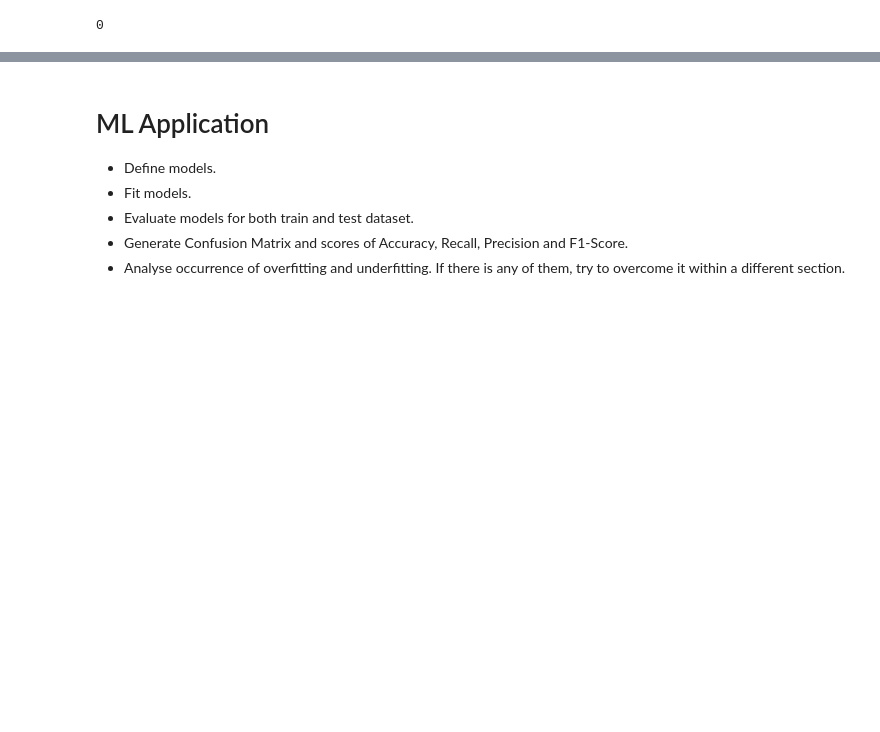
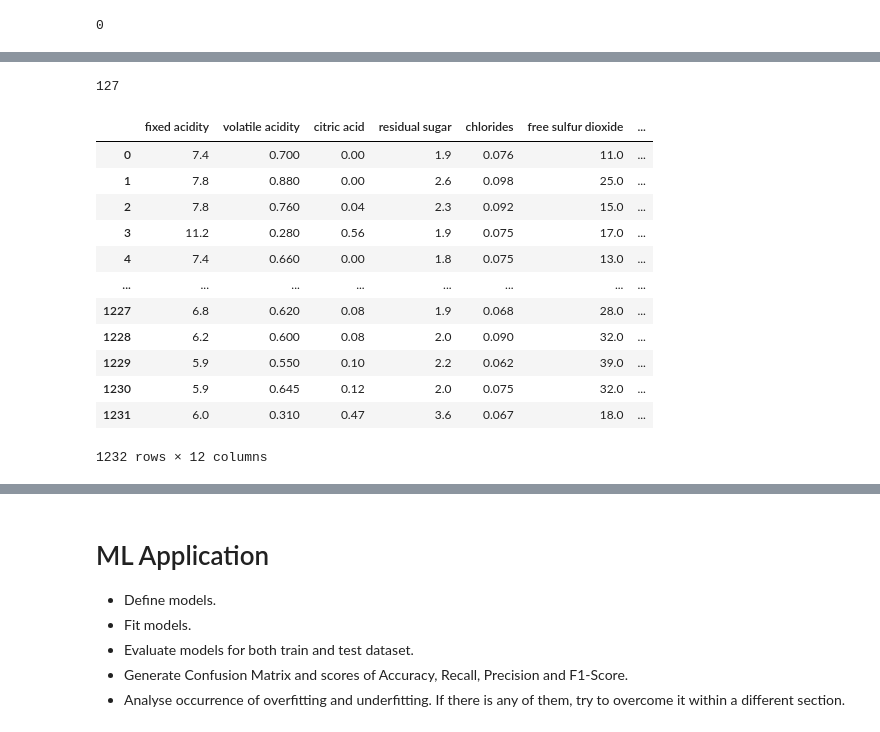
Before and after one commit to busgandy/Global-AI-Hub, a Jupyter notebook: Lesson 5 (13-11-20)/Project 2/19-11-2020 ML Course Nigeria Project 'Busayo Olushola'.ipynb, the cells around one changed output, grey strips where cells are left out. Saved outputs shown, nothing was run; the diff lists cells and outputs as text; code cells hidden in the pictures; blank space fills up the shorter version.

```diff
--- a/Lesson 5 (13-11-20)/Project 2/19-11-2020 ML Course Nigeria Project 'Busayo Olushola'.ipynb
+++ b/Lesson 5 (13-11-20)/Project 2/19-11-2020 ML Course Nigeria Project 'Busayo Olushola'.ipynb
@@ -267,0 +261,5 @@ data.reset_index(drop = False)
+# %%
+from scipy import stats
+import numpy as np
+z = np.abs(stats.zscore(new_data))
+z
@@ -267,0 +280,22 @@ data.reset_index(drop = False)
+# %%
+outliers = list(set(np.where(z > 3)[0]))
+len(outliers)
+# %% [output]
+127
+# %%
+data_new = new_data.drop(outliers,axis = 0).reset_index(drop = True)
+display(data_new)
+# %% [output]
+|  | fixed acidity | volatile acidity | citric acid | residual sugar | chlorides | free sulfur dioxide | ... |
+| 0 | 7.4 | 0.700 | 0.00 | 1.9 | 0.076 | 11.0 | ... |
+| 1 | 7.8 | 0.880 | 0.00 | 2.6 | 0.098 | 25.0 | ... |
+| 2 | 7.8 | 0.760 | 0.04 | 2.3 | 0.092 | 15.0 | ... |
+| 3 | 11.2 | 0.280 | 0.56 | 1.9 | 0.075 | 17.0 | ... |
+| 4 | 7.4 | 0.660 | 0.00 | 1.8 | 0.075 | 13.0 | ... |
+| ... | ... | ... | ... | ... | ... | ... | ... |
+| 1227 | 6.8 | 0.620 | 0.08 | 1.9 | 0.068 | 28.0 | ... |
+| 1228 | 6.2 | 0.600 | 0.08 | 2.0 | 0.090 | 32.0 | ... |
+| 1229 | 5.9 | 0.550 | 0.10 | 2.2 | 0.062 | 39.0 | ... |
+| 1230 | 5.9 | 0.645 | 0.12 | 2.0 | 0.075 | 32.0 | ... |
+| 1231 | 6.0 | 0.310 | 0.47 | 3.6 | 0.067 | 18.0 | ... |
+1232 rows × 12 columns
```
Also changed, not shown: parts of 38 cells of this notebook.
